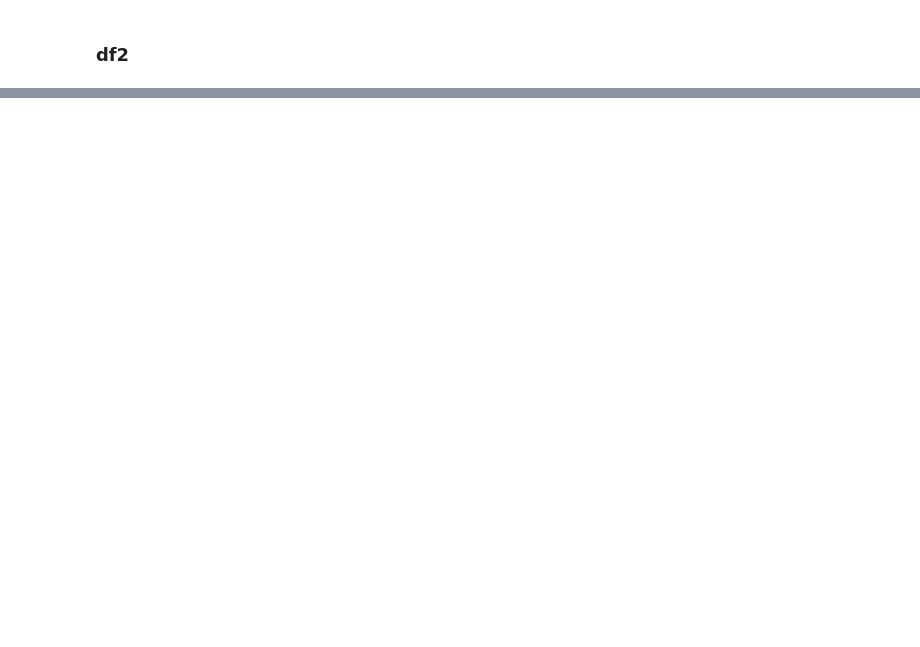
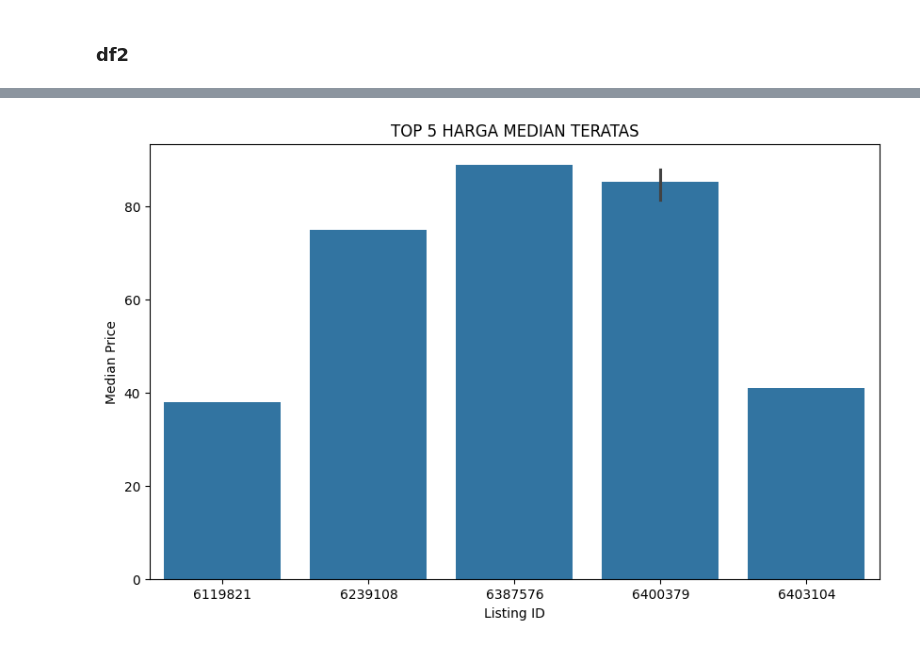
Before and after one commit to Podjan/ResNet2, a Jupyter notebook: Coding2.ipynb, the cells around one changed output, grey strips where cells are left out. Drawn from its saved outputs; the diff is of its cells as text; code cells hidden in the pictures; blank space fills up the shorter version.

```diff
--- a/Coding2.ipynb
+++ b/Coding2.ipynb
@@ -375,0 +396,21 @@ df2.head()
+# %%
+# Menge listing_id di df1 dan df2
+df_merged = pd.merge(df1, df2, on='listing_id')
+
+# Memilih 5 listing teratas berdasarkan jumlah listing yang paling sering muncul (jumlah_id tertinggi)
+top_5_listings = df_merged['listing_id'].value_counts().head(5).index
+df_top_5 = df_merged[df_merged['listing_id'].isin(top_5_listings)]
+
+# Set ukuran grafik
+plt.figure(figsize=(10, 6))
+
+# Box plot untuk kolom 'median_price'
+sns.barplot(data=df_top_5, x='listing_id', y='median_price')
+plt.title('TOP 5 HARGA MEDIAN TERATAS')
+plt.xlabel('Listing ID')
+plt.ylabel('Median Price')
+
+
+plt.show()
+# %% [output]
+[figure, added]
```
Also changed, not shown: parts of 3 cells of this notebook, 1 other file.
